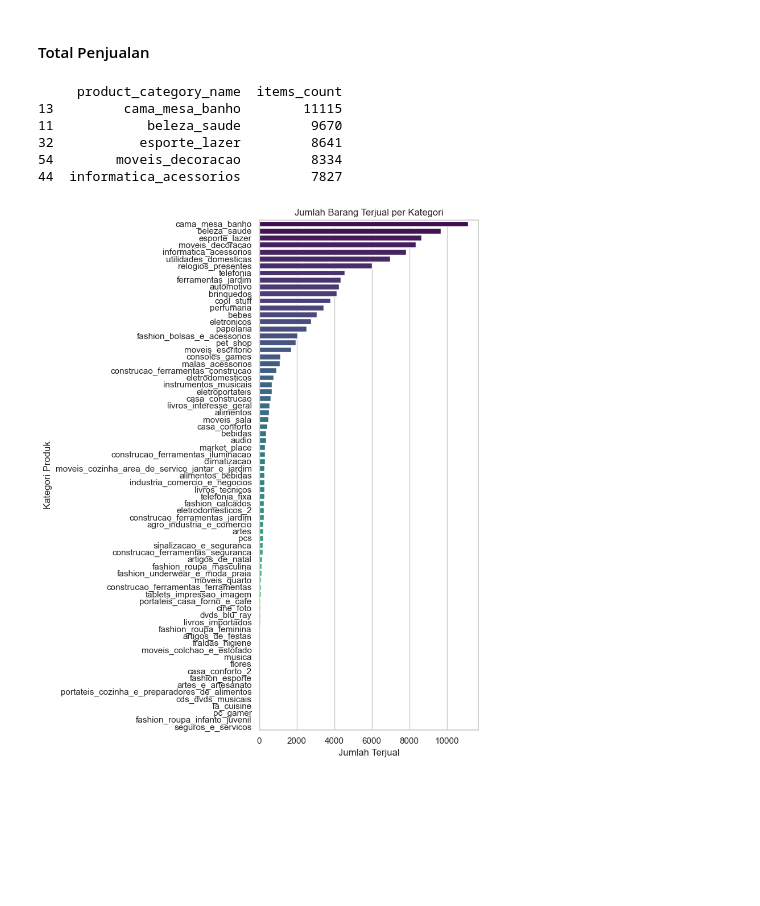
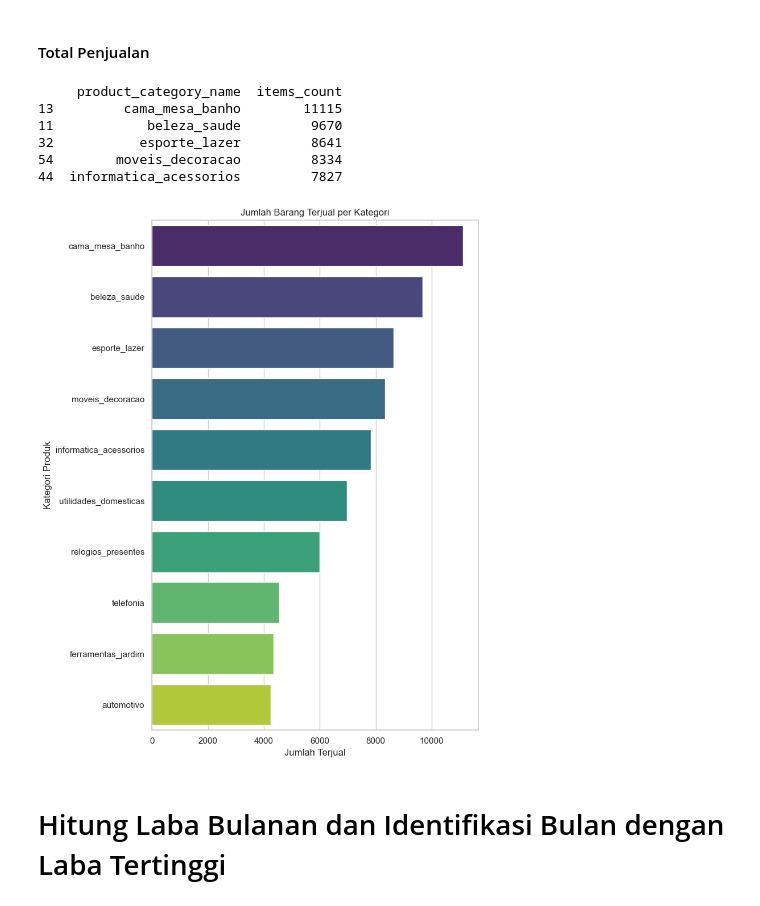
Before and after one commit to fikrirazor/Data-Pipeline-untuk-Analisis-Transaksi-E-Commerce, a Jupyter notebook: Data Pipeline untuk Analisis Transaksi E-Commerce.ipynb, the cells around one changed output. Cells and saved outputs as stored; diff of their text form; code cells hidden in the pictures; blank space fills up the shorter version.

```diff
--- a/Data Pipeline untuk Analisis Transaksi E-Commerce.ipynb
+++ b/Data Pipeline untuk Analisis Transaksi E-Commerce.ipynb
@@ -341,32 +344,34 @@ items_sold.rename(columns={'order_item_id': 'items_count'}, inplace=True)
 items_sold = items_sold.sort_values('items_count', ascending=False)
 
 print(items_sold.head())  # Melihat 5 kategori dengan jumlah item terbanyak
 
 plt.figure(figsize=(8, 10))
 # Gunakan 'product_category_name' juga sebagai hue dan matikan dodge agar bar tidak terpisah
 ax = sns.barplot(
     x='items_count',
     y='product_category_name',
     hue='product_category_name',
-    data=items_sold,
+    data=items_sold.head(10),
     palette='viridis',
     dodge=False
 )
 
 # Hilangkan legend agar tampilannya seperti sebelum ada hue
 if ax.get_legend() is not None:
     ax.get_legend().remove()
 
 plt.title('Jumlah Barang Terjual per Kategori')
 plt.xlabel('Jumlah Terjual')
 plt.ylabel('Kategori Produk')
 plt.tight_layout()
 plt.show()
 # %% [output]
      product_category_name  items_count
 13         cama_mesa_banho        11115
 11            beleza_saude         9670
 32           esporte_lazer         8641
 54        moveis_decoracao         8334
 44  informatica_acessorios         7827
-[figure, old version]
+[figure, new version]
+# %% [markdown]
+# Hitung Laba Bulanan dan Identifikasi Bulan dengan Laba Tertinggi
```
Also changed, not shown: parts of 8 cells of this notebook.
